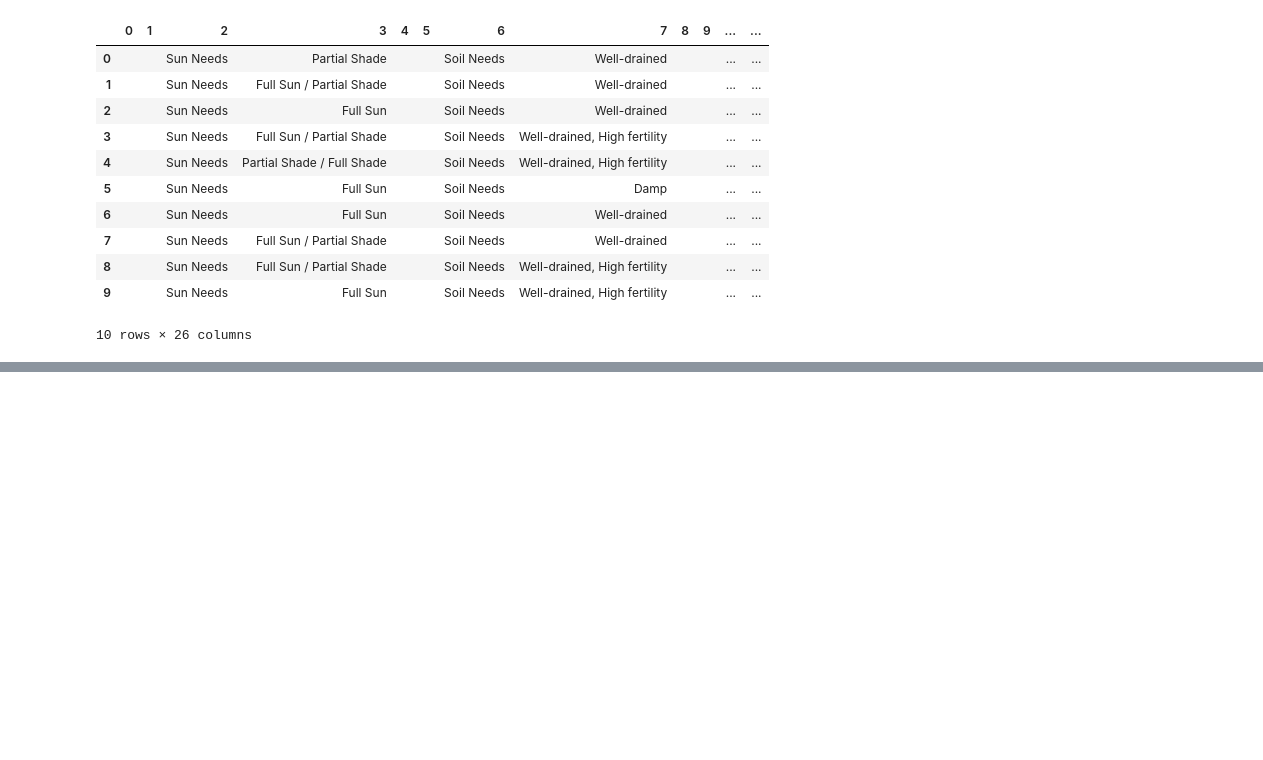
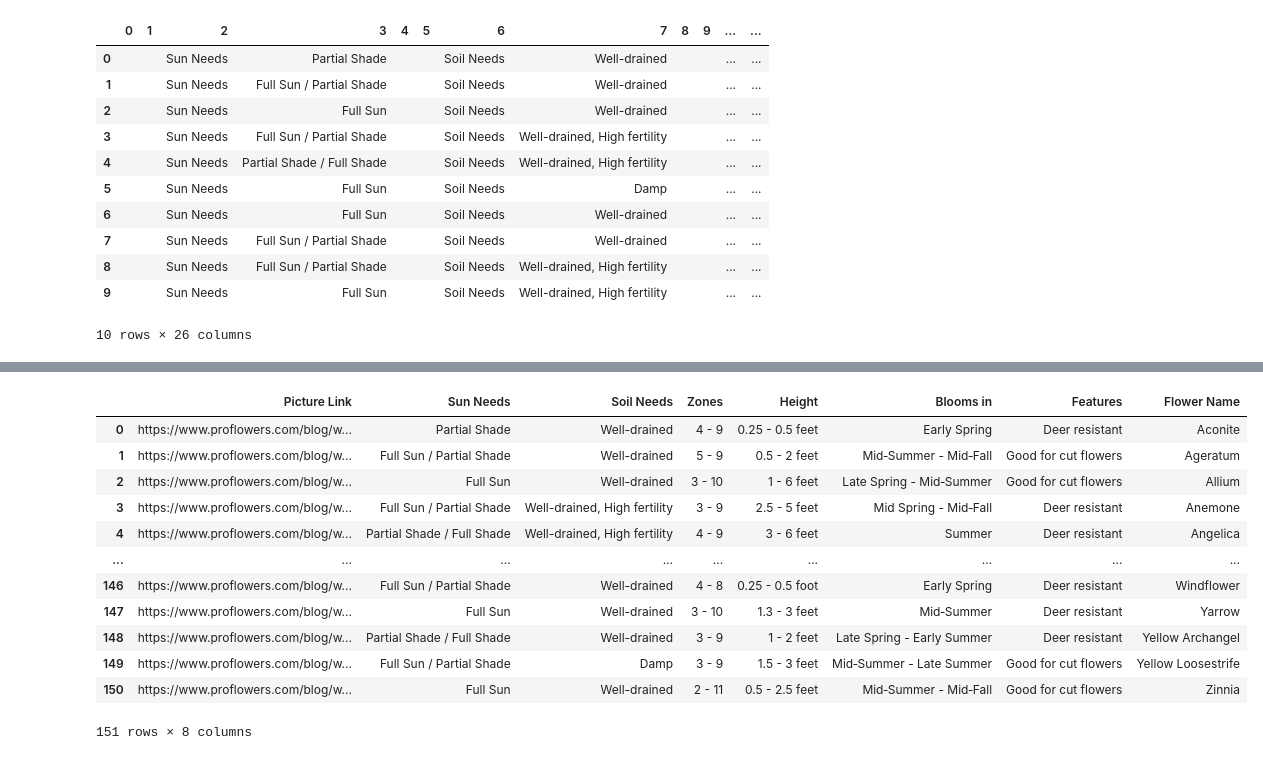
Before and after one commit to Lizbetheli/specialized-garden, a Jupyter notebook: flowers_scrape.ipynb, the cells around one changed output, grey strips where cells are left out. Cells and saved outputs as stored; diff of their text form; code cells hidden in the pictures; blank space fills up the shorter version.

Commit message:
flower scrape done

```diff
--- a/flowers_scrape.ipynb
+++ b/flowers_scrape.ipynb
@@ -150,0 +117,25 @@ joined_df
+# %%
+# join seperated details into main df
+join_df = df.join(new_details)
+joined_df= join_df.drop(['flower_detail'], axis=1)
+# clean up the names from scrape
+clean_names= df.name_flower.str.split(pat="\n",expand= True)
+cleaned_names = joined_df.join(clean_names)
+#drop extra columns,rename, reorganize
+drop_names= cleaned_names.drop(['name_flower', 0,1,3], axis=1)
+rename_column= drop_names.rename(columns={ 2: 'Flower Name', 'pic_flower': 'Picture Link'}, inplace=True)
+org_names
+# %% [output]
+|  | Picture Link | Sun Needs | Soil Needs | Zones | Height | Blooms in | Features | Flower Name |
+| 0 | https://www.proflowers.com/blog/w... | Partial Shade | Well-drained | 4 - 9 | 0.25 - 0.5 feet | Early Spring | Deer resistant | Aconite |
+| 1 | https://www.proflowers.com/blog/w... | Full Sun / Partial Shade | Well-drained | 5 - 9 | 0.5 - 2 feet | Mid‑Summer - Mid‑Fall | Good for cut flowers | Ageratum |
+| 2 | https://www.proflowers.com/blog/w... | Full Sun | Well-drained | 3 - 10 | 1 - 6 feet | Late Spring - Mid‑Summer | Good for cut flowers | Allium |
+| 3 | https://www.proflowers.com/blog/w... | Full Sun / Partial Shade | Well-drained, High fertility | 3 - 9 | 2.5 - 5 feet | Mid Spring - Mid‑Fall | Deer resistant | Anemone |
+| 4 | https://www.proflowers.com/blog/w... | Partial Shade / Full Shade | Well-drained, High fertility | 4 - 9 | 3 - 6 feet | Summer | Deer resistant | Angelica |
+| ... | ... | ... | ... | ... | ... | ... | ... | ... |
+| 146 | https://www.proflowers.com/blog/w... | Full Sun / Partial Shade | Well-drained | 4 - 8 | 0.25 - 0.5 foot | Early Spring | Deer resistant | Windflower |
+| 147 | https://www.proflowers.com/blog/w... | Full Sun | Well-drained | 3 - 10 | 1.3 - 3 feet | Mid‑Summer | Deer resistant | Yarrow |
+| 148 | https://www.proflowers.com/blog/w... | Partial Shade / Full Shade | Well-drained | 3 - 9 | 1 - 2 feet | Late Spring - Early Summer | Deer resistant | Yellow Archangel |
+| 149 | https://www.proflowers.com/blog/w... | Full Sun / Partial Shade | Damp | 3 - 9 | 1.5 - 3 feet | Mid‑Summer - Late Summer | Good for cut flowers | Yellow Loosestrife |
+| 150 | https://www.proflowers.com/blog/w... | Full Sun | Well-drained | 2 - 11 | 0.5 - 2.5 feet | Mid‑Summer - Mid‑Fall | Good for cut flowers | Zinnia |
+151 rows × 8 columns
```
Also changed, not shown: parts of 7 cells of this notebook.
